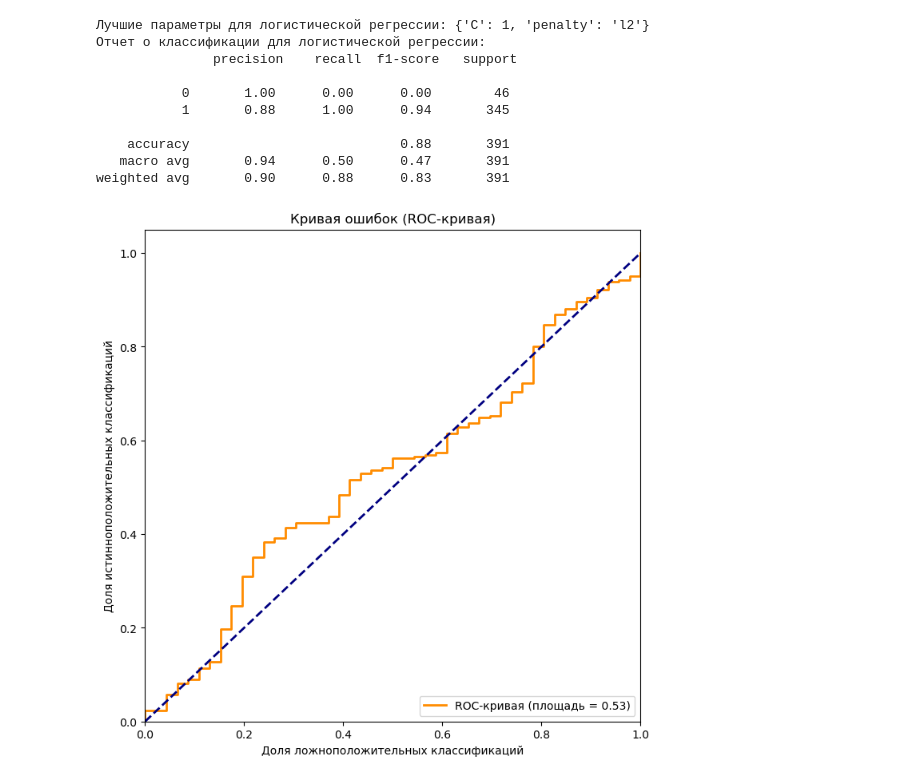
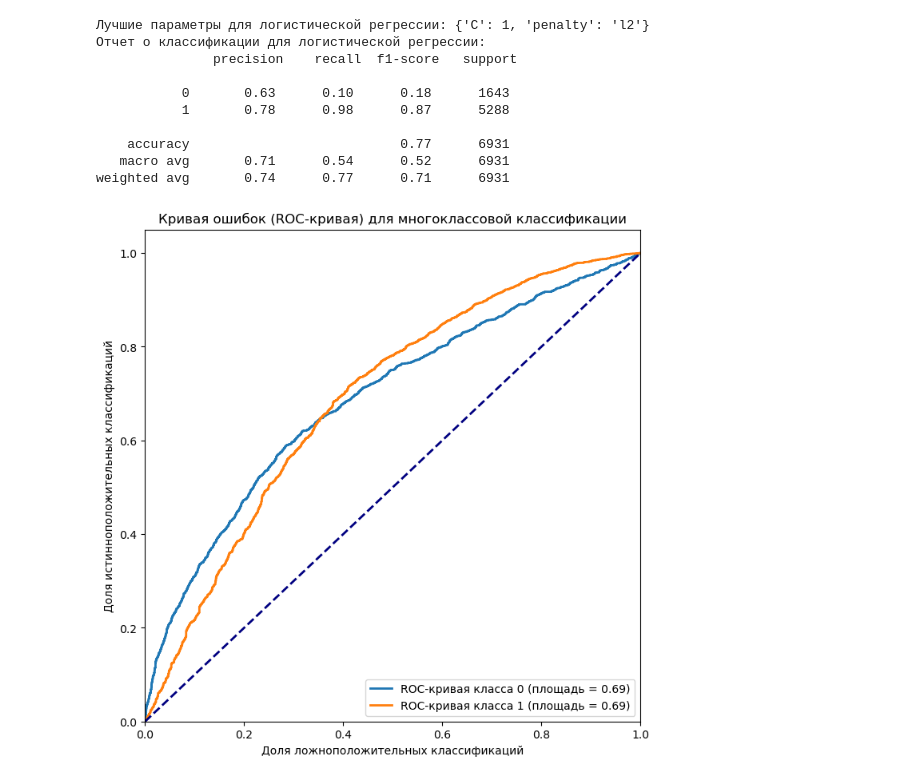
Before and after one commit to ShevRuslan/python-ml, a Jupyter notebook: 3-laba/3laba.ipynb, the cells around one changed output. Drawn from its saved outputs; the diff is of its cells as text; code cells hidden in the pictures.

```diff
--- a/3-laba/3laba.ipynb
+++ b/3-laba/3laba.ipynb
@@ -50,13 +44,13 @@ print(dataSet)
 # %%
-X = data.drop(columns=['Preferred foot Encoded'])
-y = data['Preferred foot Encoded']
+label_encoder = LabelEncoder()
+data['Preferred foot Encoded'] = label_encoder.fit_transform(data['Preferred foot'])
 # %%
 # Выбираем столбцы, не являющиеся числовыми
-non_numeric_columns = dataSet.select_dtypes(exclude=['number']).columns.tolist()
+non_numeric_columns = data.select_dtypes(exclude=['number']).columns.tolist()
 
 # Удаляем столбцы с нечисловыми данными из DataFrame
-data = dataSet.drop(columns=non_numeric_columns)
-data.dropna(inplace=True)
+data = data.drop(columns=non_numeric_columns)
+data = data.drop("GK", axis=1)
 data.info()
 # %% [output]
 <class 'pandas.core.frame.DataFrame'>
@@ -128,56 +149,65 @@ R^2:  -0.018074415195129756
 # %%
-# Классификация с использованием логистической регрессии
-logistic_model = LogisticRegression(solver='liblinear', max_iter=1000)  # увеличиваем max_iter
-logistic_params = {'C': [0.001, 0.01, 0.1, 1, 10,], 'penalty': ['l1', 'l2']}
+X = data.drop('Preferred foot Encoded', axis=1)
+y = data['Preferred foot Encoded']
+
+X_train, X_test, y_train, y_test = train_test_split(X, y, test_size=0.4, random_state=42)
+under_sampler = RandomUnderSampler(random_state=42)
+
+X_resampled, y_resampled = under_sampler.fit_resample(X_train, y_train)
+
+logistic_model = LogisticRegression(multi_class='auto', solver='liblinear', max_iter=1000)
+
+logistic_params = {'C': [0.001, 0.01, 0.1, 1, 10], 'penalty': ['l1', 'l2']}
+
 logistic_grid = GridSearchCV(logistic_model, logistic_params, cv=5)
-logistic_grid.fit(X_train, y_train)
+logistic_grid.fit(X_resampled, y_resampled)
 
-# Вывод результатов для логистической регрессии
 print("Лучшие параметры для логистической регрессии:", logistic_grid.best_params_)
 
-# Создание новой модели с лучшими параметрами
 best_logistic_model = LogisticRegression(
+    multi_class='auto',
     solver='liblinear',
     max_iter=1000,
     C=logistic_grid.best_params_['C'],
     penalty=logistic_grid.best_params_['penalty']
 )
 
-# Обучение модели с лучшими параметрами
 best_logistic_model.fit(X_train, y_train)
 
-# Оценка логистической регрессии
 logistic_predictions = best_logistic_model.predict(X_test)
-logistic_classification_report = classification_report(y_test, logistic_predictions, zero_division=1)
+logistic_classification_report = classification_report(y_test, logistic_predictions)
 print("Отчет о классификации для логистической регрессии:\n", logistic_classification_report)
 
-# Получение вероятностей положительного класса для расчета ROC-кривой
-logistic_probabilities = best_logistic_model.predict_proba(X_test)[:, 1]
+logistic_probabilities = best_logistic_model.predict_proba(X_test)
 
-# Рассчитываем значения ROC-кривой
-fpr, tpr, _ = roc_curve(y_test, logistic_probabilities)
-roc_auc = auc(fpr, tpr)
+fpr = dict()
+tpr = dict()
+roc_auc = dict()
+for i in range(2):
+    fpr[i], tpr[i], _ = roc_curve(y_test == i, logistic_probabilities[:, i])
+    roc_auc[i] = auc(fpr[i], tpr[i])
 
-# Строим ROC-кривую
 plt.figure(figsize=(8, 8))
-plt.plot(fpr, tpr, color='darkorange', lw=2, label='ROC-кривая (площадь = {:.2f})'.format(roc_auc))
+for i in range(2):
+    plt.plot(fpr[i], tpr[i], lw=2, label='ROC-кривая класса {0} (площадь = {1:.2f})'.format(i, roc_auc[i]))
+
 plt.plot([0, 1], [0, 1], color='navy', lw=2, linestyle='--')
 plt.xlim([0.0, 1.0])
 plt.ylim([0.0, 1.05])
 plt.xlabel('Доля ложноположительных классификаций')
 plt.ylabel('Доля истинноположительных классификаций')
-plt.title('Кривая ошибок (ROC-кривая)')
+plt.title('Кривая ошибок (ROC-кривая) для многоклассовой классификации')
 plt.legend(loc='lower right')
 plt.show()
 # %% [output]
 Лучшие параметры для логистической регрессии: {'C': 1, 'penalty': 'l2'}
 Отчет о классификации для логистической регрессии:
                precision    recall  f1-score   support
 
-           0       1.00      0.00      0.00        46
-           1       0.88      1.00      0.94       345
+           0       0.63      0.10      0.18      1643
+           1       0.78      0.98      0.87      5288
 
-    accuracy                           0.88       391
-   macro avg       0.94      0.50      0.47       391
-weighted avg       0.90      0.88      0.83       391
+    accuracy                           0.77      6931
+   macro avg       0.71      0.54      0.52      6931
+weighted avg       0.74      0.77      0.71      6931
-[figure, old version]
+[figure, new version]
```
Also changed, not shown: parts of 5 cells of this notebook, 9 other files.
